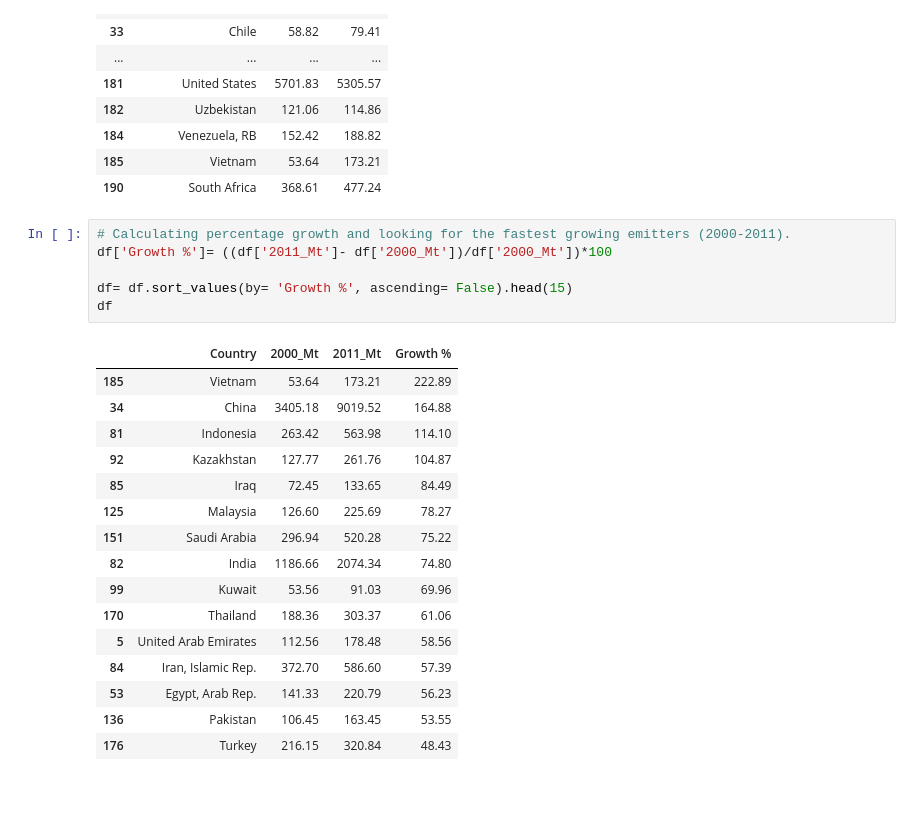
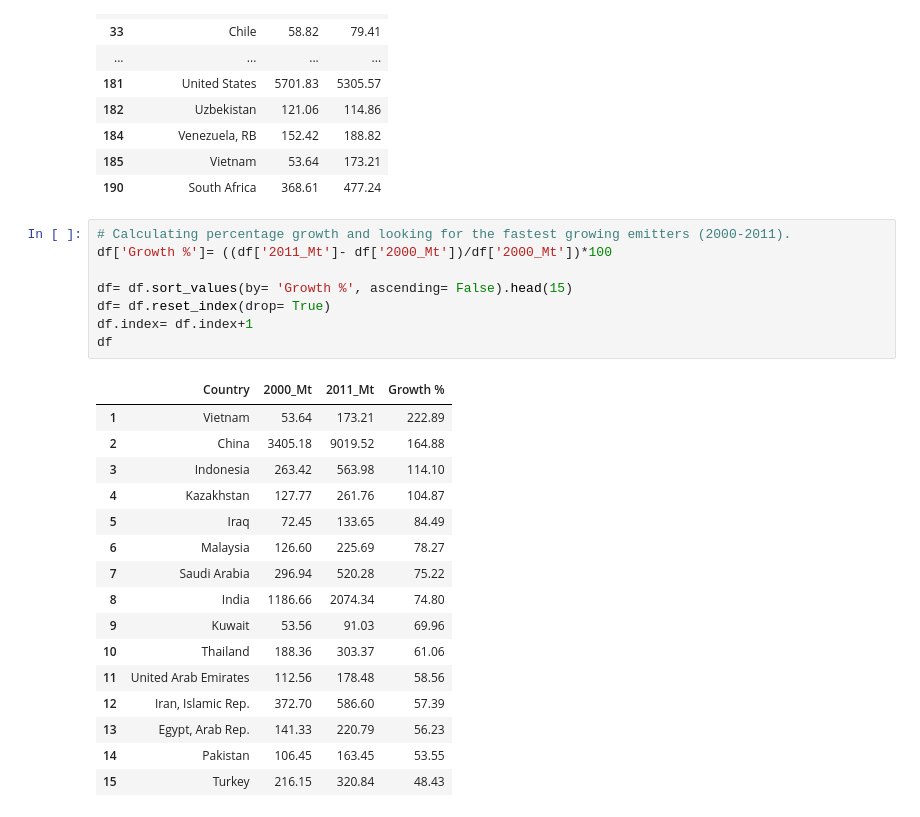
Before and after one commit to sanaullah525/Global-CO2-Emissions-Data-Analysis-Project, a Jupyter notebook: datapr.ipynb, the cells around one changed output. Cells and saved outputs as stored; diff of their text form.

Commit message:
Giving indexes to the final table.

```diff
--- a/datapr.ipynb
+++ b/datapr.ipynb
@@ -226,23 +226,25 @@ df
 # %%
 # Calculating percentage growth and looking for the fastest growing emitters (2000-2011).
 df['Growth %']= ((df['2011_Mt']- df['2000_Mt'])/df['2000_Mt'])*100
 
 df= df.sort_values(by= 'Growth %', ascending= False).head(15)
+df= df.reset_index(drop= True)
+df.index= df.index+1
 df
 # %% [output]
 |  | Country | 2000_Mt | 2011_Mt | Growth % |
-| 185 | Vietnam | 53.64 | 173.21 | 222.89 |
-| 34 | China | 3405.18 | 9019.52 | 164.88 |
-| 81 | Indonesia | 263.42 | 563.98 | 114.10 |
-| 92 | Kazakhstan | 127.77 | 261.76 | 104.87 |
-| 85 | Iraq | 72.45 | 133.65 | 84.49 |
-| 125 | Malaysia | 126.60 | 225.69 | 78.27 |
-| 151 | Saudi Arabia | 296.94 | 520.28 | 75.22 |
-| 82 | India | 1186.66 | 2074.34 | 74.80 |
-| 99 | Kuwait | 53.56 | 91.03 | 69.96 |
-| 170 | Thailand | 188.36 | 303.37 | 61.06 |
-| 5 | United Arab Emirates | 112.56 | 178.48 | 58.56 |
-| 84 | Iran, Islamic Rep. | 372.70 | 586.60 | 57.39 |
-| 53 | Egypt, Arab Rep. | 141.33 | 220.79 | 56.23 |
-| 136 | Pakistan | 106.45 | 163.45 | 53.55 |
-| 176 | Turkey | 216.15 | 320.84 | 48.43 |
+| 1 | Vietnam | 53.64 | 173.21 | 222.89 |
+| 2 | China | 3405.18 | 9019.52 | 164.88 |
+| 3 | Indonesia | 263.42 | 563.98 | 114.10 |
+| 4 | Kazakhstan | 127.77 | 261.76 | 104.87 |
+| 5 | Iraq | 72.45 | 133.65 | 84.49 |
+| 6 | Malaysia | 126.60 | 225.69 | 78.27 |
+| 7 | Saudi Arabia | 296.94 | 520.28 | 75.22 |
+| 8 | India | 1186.66 | 2074.34 | 74.80 |
+| 9 | Kuwait | 53.56 | 91.03 | 69.96 |
+| 10 | Thailand | 188.36 | 303.37 | 61.06 |
+| 11 | United Arab Emirates | 112.56 | 178.48 | 58.56 |
+| 12 | Iran, Islamic Rep. | 372.70 | 586.60 | 57.39 |
+| 13 | Egypt, Arab Rep. | 141.33 | 220.79 | 56.23 |
+| 14 | Pakistan | 106.45 | 163.45 | 53.55 |
+| 15 | Turkey | 216.15 | 320.84 | 48.43 |
```
